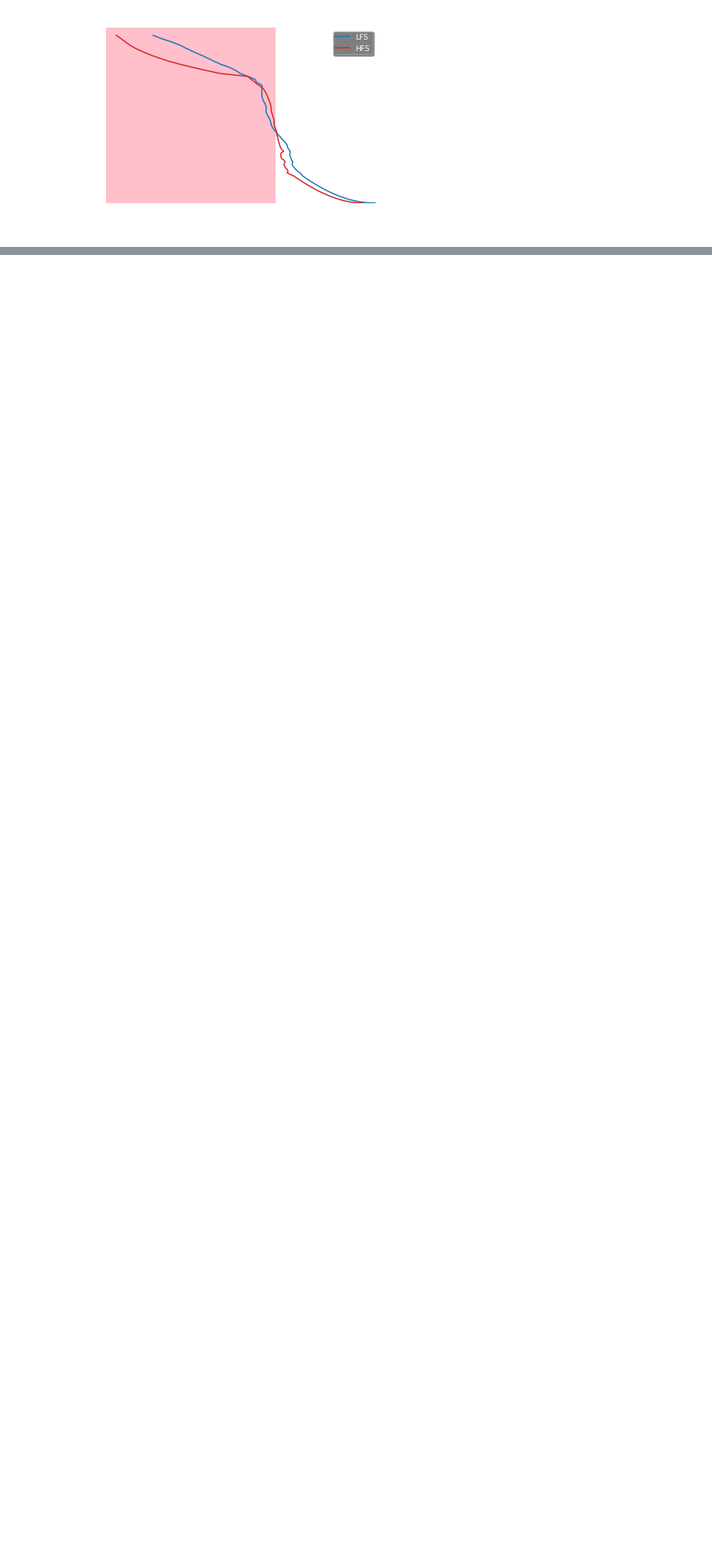
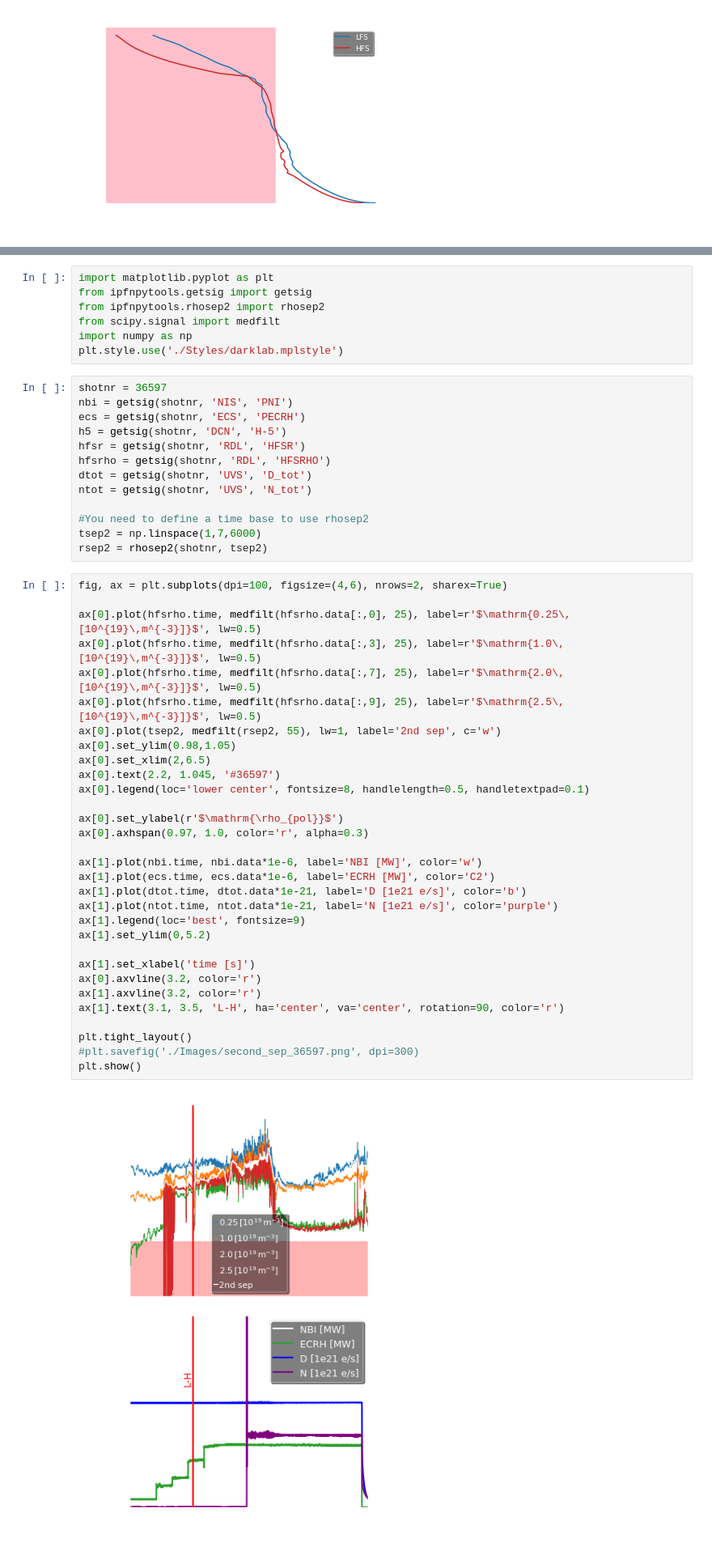
Before and after one commit to guimarais/AUG, a Jupyter notebook: 06-O-mode Reflectometry profiles.ipynb, the cells around one changed output, grey strips where cells are left out. Shown at 81% size. Saved outputs shown, nothing was run; the diff lists cells and outputs as text; blank space fills up the shorter version.

```diff
--- a/06-O-mode Reflectometry profiles.ipynb
+++ b/06-O-mode Reflectometry profiles.ipynb
@@ -88,0 +99,53 @@ plt.show()
+# %%
+import matplotlib.pyplot as plt
+from ipfnpytools.getsig import getsig
+from ipfnpytools.rhosep2 import rhosep2
+from scipy.signal import medfilt
+import numpy as np
+plt.style.use('./Styles/darklab.mplstyle')
+# %%
+shotnr = 36597
+nbi = getsig(shotnr, 'NIS', 'PNI')
+ecs = getsig(shotnr, 'ECS', 'PECRH')
+h5 = getsig(shotnr, 'DCN', 'H-5')
+hfsr = getsig(shotnr, 'RDL', 'HFSR')
+hfsrho = getsig(shotnr, 'RDL', 'HFSRHO')
+dtot = getsig(shotnr, 'UVS', 'D_tot')
+ntot = getsig(shotnr, 'UVS', 'N_tot')
+
+#You need to define a time base to use rhosep2
+tsep2 = np.linspace(1,7,6000)
+rsep2 = rhosep2(shotnr, tsep2)
+# %%
+fig, ax = plt.subplots(dpi=100, figsize=(4,6), nrows=2, sharex=True)
+
+ax[0].plot(hfsrho.time, medfilt(hfsrho.data[:,0], 25), label=r'$\mathrm{0.25\,[10^{19}\,m^{-3}]}$', lw=0.5)
+ax[0].plot(hfsrho.time, medfilt(hfsrho.data[:,3], 25), label=r'$\mathrm{1.0\,[10^{19}\,m^{-3}]}$', lw=0.5)
+ax[0].plot(hfsrho.time, medfilt(hfsrho.data[:,7], 25), label=r'$\mathrm{2.0\,[10^{19}\,m^{-3}]}$', lw=0.5)
+ax[0].plot(hfsrho.time, medfilt(hfsrho.data[:,9], 25), label=r'$\mathrm{2.5\,[10^{19}\,m^{-3}]}$', lw=0.5)
+ax[0].plot(tsep2, medfilt(rsep2, 55), lw=1, label='2nd sep', c='w')
+ax[0].set_ylim(0.98,1.05)
+ax[0].set_xlim(2,6.5)
+ax[0].text(2.2, 1.045, '#36597')
+ax[0].legend(loc='lower center', fontsize=8, handlelength=0.5, handletextpad=0.1)
+
+ax[0].set_ylabel(r'$\mathrm{\rho_{pol}}$')
+ax[0].axhspan(0.97, 1.0, color='r', alpha=0.3)
+
+ax[1].plot(nbi.time, nbi.data*1e-6, label='NBI [MW]', color='w')
+ax[1].plot(ecs.time, ecs.data*1e-6, label='ECRH [MW]', color='C2')
+ax[1].plot(dtot.time, dtot.data*1e-21, label='D [1e21 e/s]', color='b')
+ax[1].plot(ntot.time, ntot.data*1e-21, label='N [1e21 e/s]', color='purple')
+ax[1].legend(loc='best', fontsize=9)
+ax[1].set_ylim(0,5.2)
+
+ax[1].set_xlabel('time [s]')
+ax[0].axvline(3.2, color='r')
+ax[1].axvline(3.2, color='r')
+ax[1].text(3.1, 3.5, 'L-H', ha='center', va='center', rotation=90, color='r')
+
+plt.tight_layout()
+#plt.savefig('./Images/second_sep_36597.png', dpi=300)
+plt.show()
+# %% [output]
+[figure, added]
```
Also changed, not shown: parts of 1 cell of this notebook, 11 other files.
